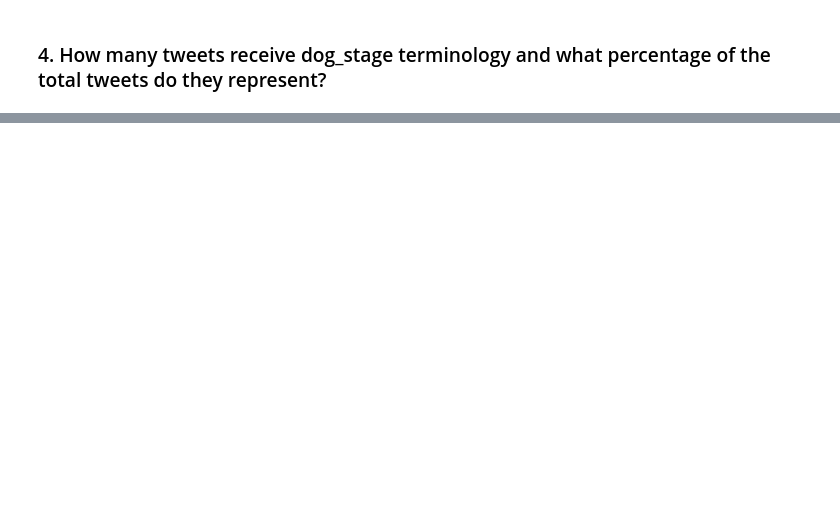
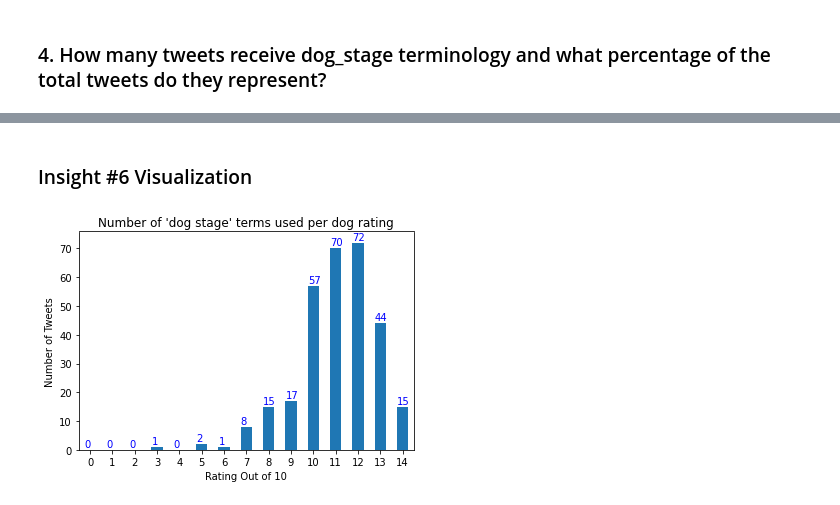
Before and after one commit to Miles-Murphy/data_wrangling_final_project, a Jupyter notebook: wrangle_act.ipynb, the cells around one changed output, grey strips where cells are left out. Drawn from its saved outputs; the diff is of its cells as text; code cells hidden in the pictures; blank space fills up the shorter version.

```diff
--- a/wrangle_act.ipynb
+++ b/wrangle_act.ipynb
@@ -1447,0 +1831,18 @@ dog_stage_rating.plot.bar()
+# %% [markdown]
+### Insight #6 Visualization
+# %%
+fig, ax = plt.subplots()
+
+dog_stage_rating.plot(kind ='bar', title="Number of 'dog stage' terms used per dog rating")
+
+
+for x, y in enumerate(dog_stage_rating):
+    ax.text(x-.25, y +1, str(y), color='blue')
+
+ax.spines["top"].set_position(("outward", 1))
+
+plt.xlabel('Rating Out of 10')
+plt.ylabel('Number of Tweets')
+plt.show()
+# %% [output]
+[figure, added]
```
Also changed, not shown: parts of 53 cells of this notebook, 1 other file.
